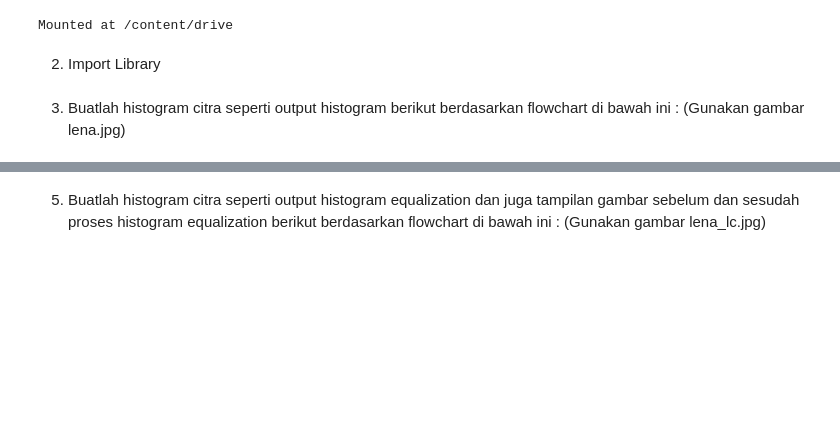
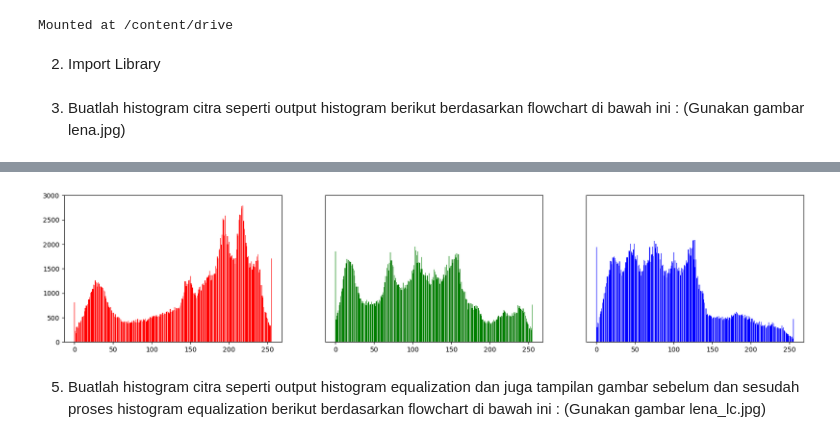
Before and after one commit to edoaurahman/PCVK, a Jupyter notebook: Week6.ipynb, the cells around one changed output, grey strips where cells are left out. Saved outputs shown, nothing was run; the diff lists cells and outputs as text; code cells hidden in the pictures; blank space fills up the shorter version.

```diff
--- a/Week6.ipynb
+++ b/Week6.ipynb
@@ -31,3 +70,29 @@ hasilnya. Apakah output muncul sama?
+# %%
+# membuat histogram dengan numpy
+hist_r = np.histogram(img[:,:,0], 256, [0, 256])[0]
+hist_g = np.histogram(img[:,:,1], 256, [0, 256])[0]
+hist_b = np.histogram(img[:,:,2], 256, [0, 256])[0]
+
+# tampilkan histogram
+plt.figure(figsize=(20, 4))
+
+plt.subplot(131)
+plt.bar(range(256), hist_r, color='r')
+plt.ylim(0, 3000)
+
+plt.subplot(132)
+plt.bar(range(256), hist_g, color='g')
+plt.ylim(0, 3000)
+plt.yticks([])
+
+plt.subplot(133)
+plt.bar(range(256), hist_b, color='b')
+plt.ylim(0, 3000)
+plt.yticks([])
+
+plt.show()
+# %% [output]
+[figure, added]
 # %% [markdown]
 5. Buatlah histogram citra seperti output histogram equalization dan juga tampilan
 gambar sebelum dan sesudah proses histogram equalization berikut berdasarkan
```
Also changed, not shown: parts of 3 cells of this notebook.
